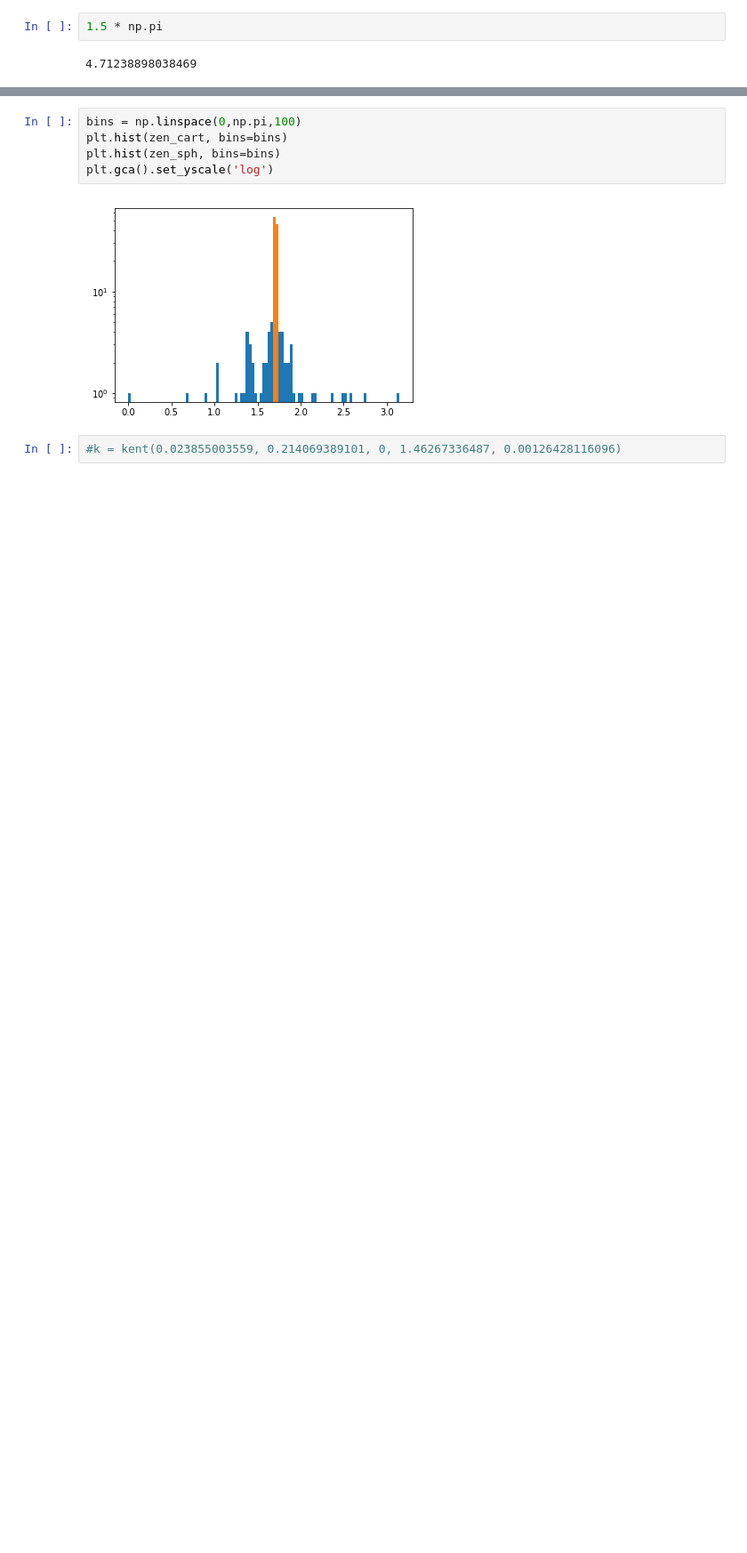
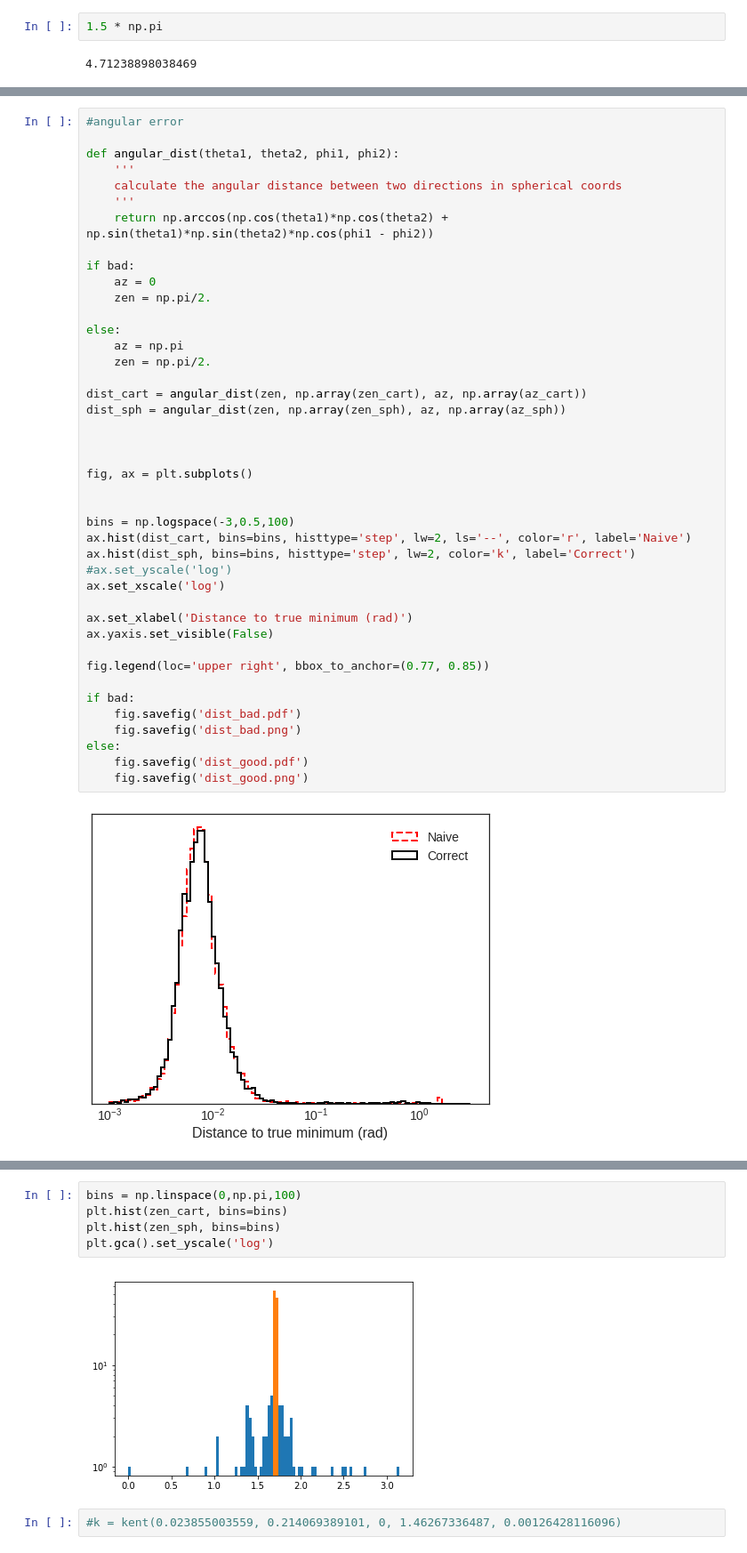
Before and after one commit to philippeller/spherical_opt, a Jupyter notebook: Simplex.ipynb, the cells around one changed output, grey strips where cells are left out. Shown at 89% size. Saved outputs shown, nothing was run; the diff lists cells and outputs as text; blank space fills up the shorter version.

```diff
--- a/Simplex.ipynb
+++ b/Simplex.ipynb
@@ -446,3 +640,47 @@ plt.gca().set_xscale('log')
+# %%
+#angular error
+
+def angular_dist(theta1, theta2, phi1, phi2):
+    '''
+    calculate the angular distance between two directions in spherical coords
+    '''
+    return np.arccos(np.cos(theta1)*np.cos(theta2) + np.sin(theta1)*np.sin(theta2)*np.cos(phi1 - phi2))
+
+if bad:
+    az = 0
+    zen = np.pi/2.
+
+else:
+    az = np.pi
+    zen = np.pi/2.
+
+dist_cart = angular_dist(zen, np.array(zen_cart), az, np.array(az_cart))
+dist_sph = angular_dist(zen, np.array(zen_sph), az, np.array(az_sph))
+
+
+
+fig, ax = plt.subplots()
+
+
+bins = np.logspace(-3,0.5,100)
+ax.hist(dist_cart, bins=bins, histtype='step', lw=2, ls='--', color='r', label='Naive')
+ax.hist(dist_sph, bins=bins, histtype='step', lw=2, color='k', label='Correct')
+#ax.set_yscale('log')
+ax.set_xscale('log')
+
+ax.set_xlabel('Distance to true minimum (rad)')
+ax.yaxis.set_visible(False)
+
+fig.legend(loc='upper right', bbox_to_anchor=(0.77, 0.85))
+
+if bad:
+    fig.savefig('dist_bad.pdf')
+    fig.savefig('dist_bad.png')
+else:
+    fig.savefig('dist_good.pdf')
+    fig.savefig('dist_good.png')
+# %% [output]
+[figure, added]
 # %%
 bins = np.linspace(0,2*np.pi,100)
 plt.hist(az_cart, bins=bins)
```
Also changed, not shown: parts of 15 cells of this notebook.
